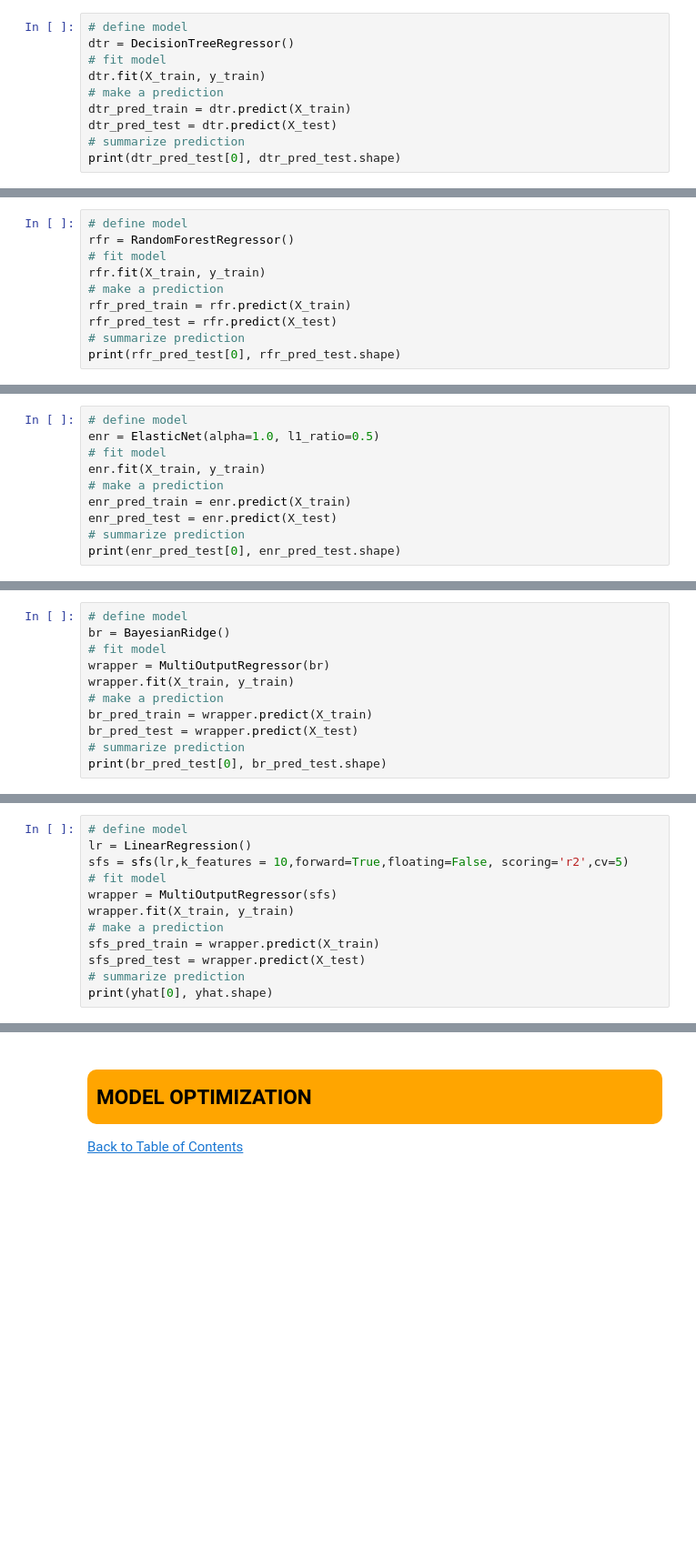
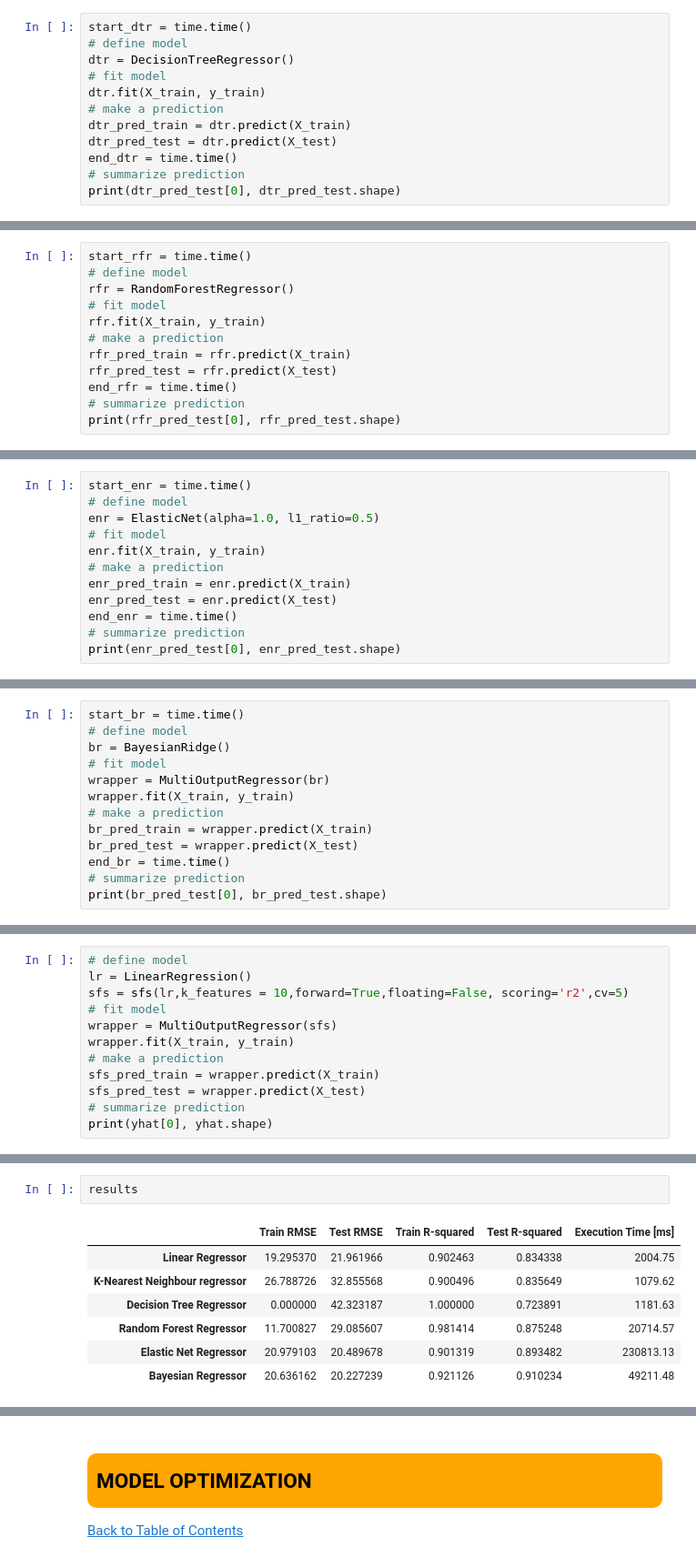
Before and after one commit to chidike10/Towards-a-Tube-Twin-passenger-forecasting-project, a Jupyter notebook: Tube Twin - Passenger Count Forecasting _ General Tube Analysis .ipynb, the cells around one changed output, grey strips where cells are left out. Shown: that part at 91% size. Cells and saved outputs as stored; diff of their text form; blank space fills up the shorter version.

```diff
--- a/Tube Twin - Passenger Count Forecasting _ General Tube Analysis .ipynb
+++ b/Tube Twin - Passenger Count Forecasting _ General Tube Analysis .ipynb
@@ -465,6 +472,7 @@ print(knn_pred_test[0], knn_pred_test.shape)
 </h1></left>
 <a href=#cont>Back to Table of Contents</a>
 # %%
+start_dtr = time.time()
 # define model
 dtr = DecisionTreeRegressor()
 # fit model
@@ -472,6 +480,7 @@ dtr.fit(X_train, y_train)
 # make a prediction
 dtr_pred_train = dtr.predict(X_train)
 dtr_pred_test = dtr.predict(X_test)
+end_dtr = time.time()
 # summarize prediction
 print(dtr_pred_test[0], dtr_pred_test.shape)
 # %% [output]
@@ -500,6 +506,7 @@ print(dtr_pred_test[0], dtr_pred_test.shape)
 </h1></left>
 <a href=#cont>Back to Table of Contents</a>
 # %%
+start_rfr = time.time()
 # define model
 rfr = RandomForestRegressor()
 # fit model
@@ -507,6 +514,7 @@ rfr.fit(X_train, y_train)
 # make a prediction
 rfr_pred_train = rfr.predict(X_train)
 rfr_pred_test = rfr.predict(X_test)
+end_rfr = time.time()
 # summarize prediction
 print(rfr_pred_test[0], rfr_pred_test.shape)
 # %% [output]
@@ -535,6 +543,7 @@ print(rfr_pred_test[0], rfr_pred_test.shape)
 </h1></left>
 <a href=#cont>Back to Table of Contents</a>
 # %%
+start_enr = time.time()
 # define model
 enr = ElasticNet(alpha=1.0, l1_ratio=0.5)
 # fit model
@@ -542,6 +551,7 @@ enr.fit(X_train, y_train)
 # make a prediction
 enr_pred_train = enr.predict(X_train)
 enr_pred_test = enr.predict(X_test)
+end_enr = time.time()
 # summarize prediction
 print(enr_pred_test[0], enr_pred_test.shape)
 # %% [output]
@@ -570,6 +598,7 @@ print(enr_pred_test[0], enr_pred_test.shape)
 </h1></left>
 <a href=#cont>Back to Table of Contents</a>
 # %%
+start_br = time.time()
 # define model
 br = BayesianRidge()
 # fit model
@@ -578,6 +607,7 @@ wrapper.fit(X_train, y_train)
 # make a prediction
 br_pred_train = wrapper.predict(X_train)
 br_pred_test = wrapper.predict(X_test)
+end_br = time.time()
 # summarize prediction
 print(br_pred_test[0], br_pred_test.shape)
 # %% [output]
@@ -677,0 +769,10 @@ print(yhat[0], yhat.shape)
+# %%
+results
+# %% [output]
+|  | Train RMSE | Test RMSE | Train R-squared | Test R-squared | Execution Time [ms] |
+| Linear Regressor | 19.295370 | 21.961966 | 0.902463 | 0.834338 | 2004.75 |
+| K-Nearest Neighbour regressor | 26.788726 | 32.855568 | 0.900496 | 0.835649 | 1079.62 |
+| Decision Tree Regressor | 0.000000 | 42.323187 | 1.000000 | 0.723891 | 1181.63 |
+| Random Forest Regressor | 11.700827 | 29.085607 | 0.981414 | 0.875248 | 20714.57 |
+| Elastic Net Regressor | 20.979103 | 20.489678 | 0.901319 | 0.893482 | 230813.13 |
+| Bayesian Regressor | 20.636162 | 20.227239 | 0.921126 | 0.910234 | 49211.48 |
```
Also changed, not shown: parts of 18 cells of this notebook.
